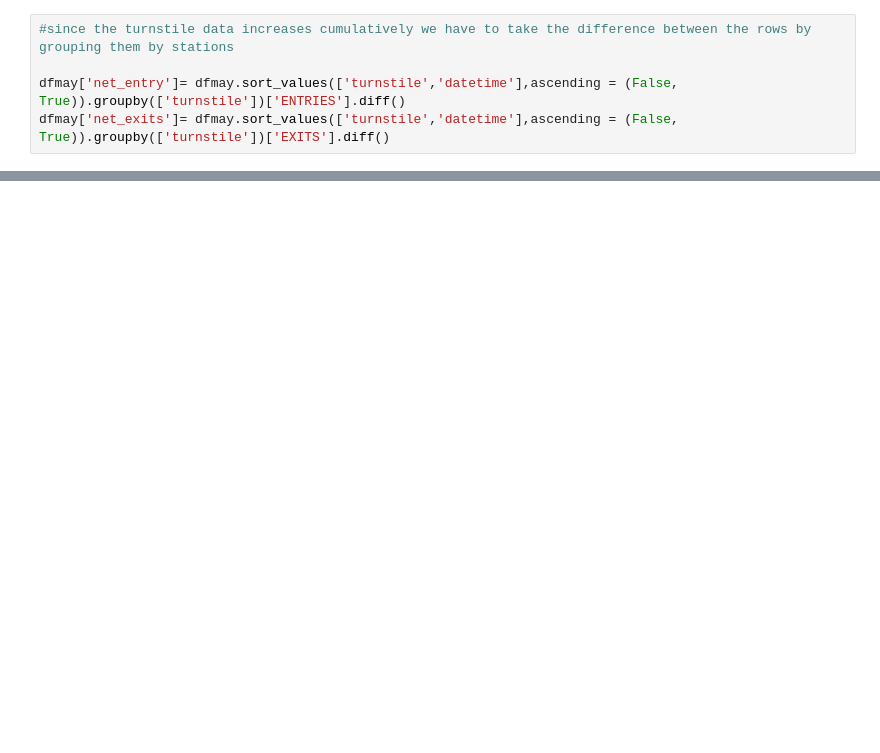
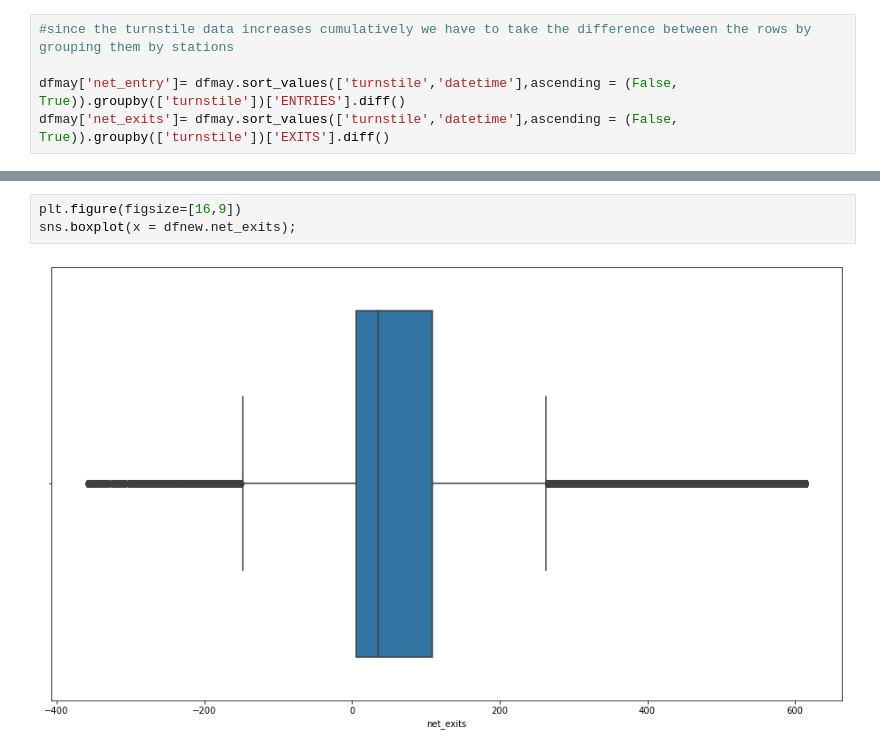
Before and after one commit to kaanbaycan/New-York-MTA-EDA, a Jupyter notebook: New Yorkk.ipynb, the cells around one changed output, grey strips where cells are left out. Drawn from its saved outputs; the diff is of its cells as text; blank space fills up the shorter version.

```diff
--- a/New Yorkk.ipynb
+++ b/New Yorkk.ipynb
@@ -285,0 +195,5 @@ df_best_hour
+# %%
+plt.figure(figsize=[16,9])
+sns.boxplot(x = dfnew.net_exits);
+# %% [output]
+[figure, added]
```
Also changed, not shown: parts of 56 cells of this notebook, 2 other files.
